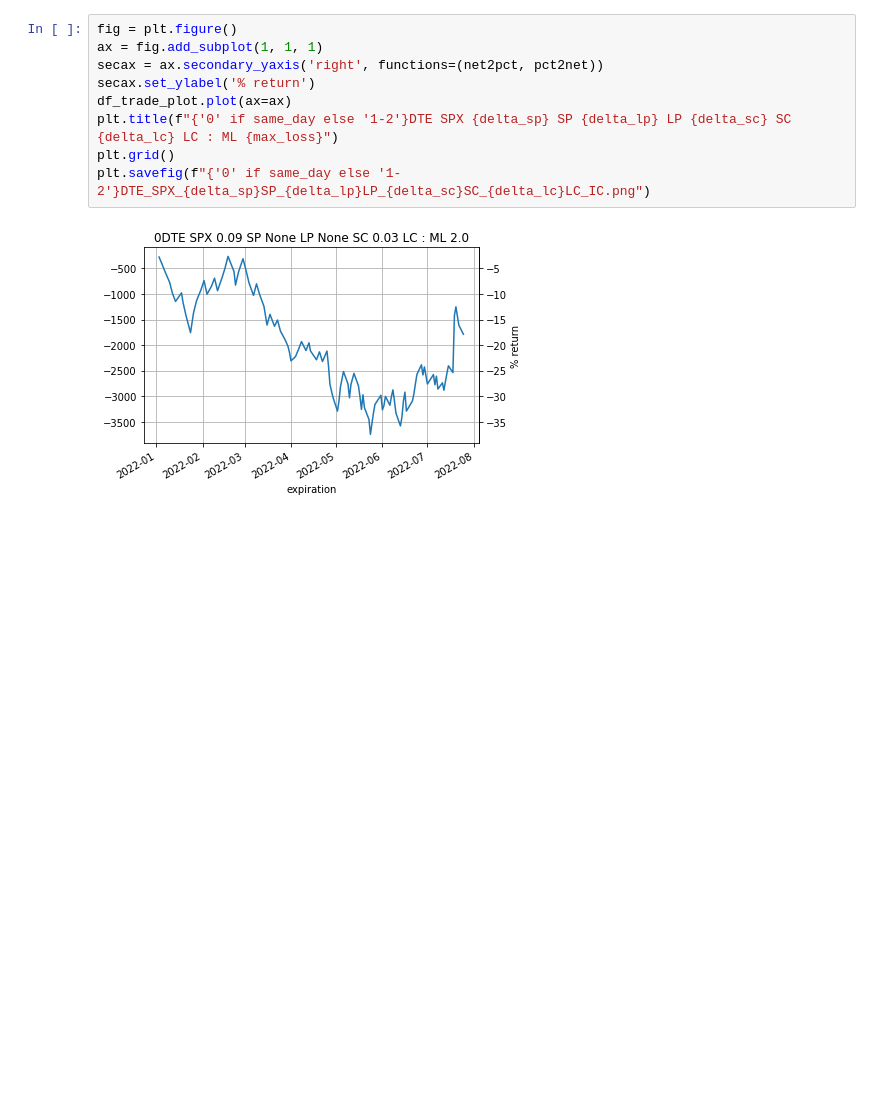
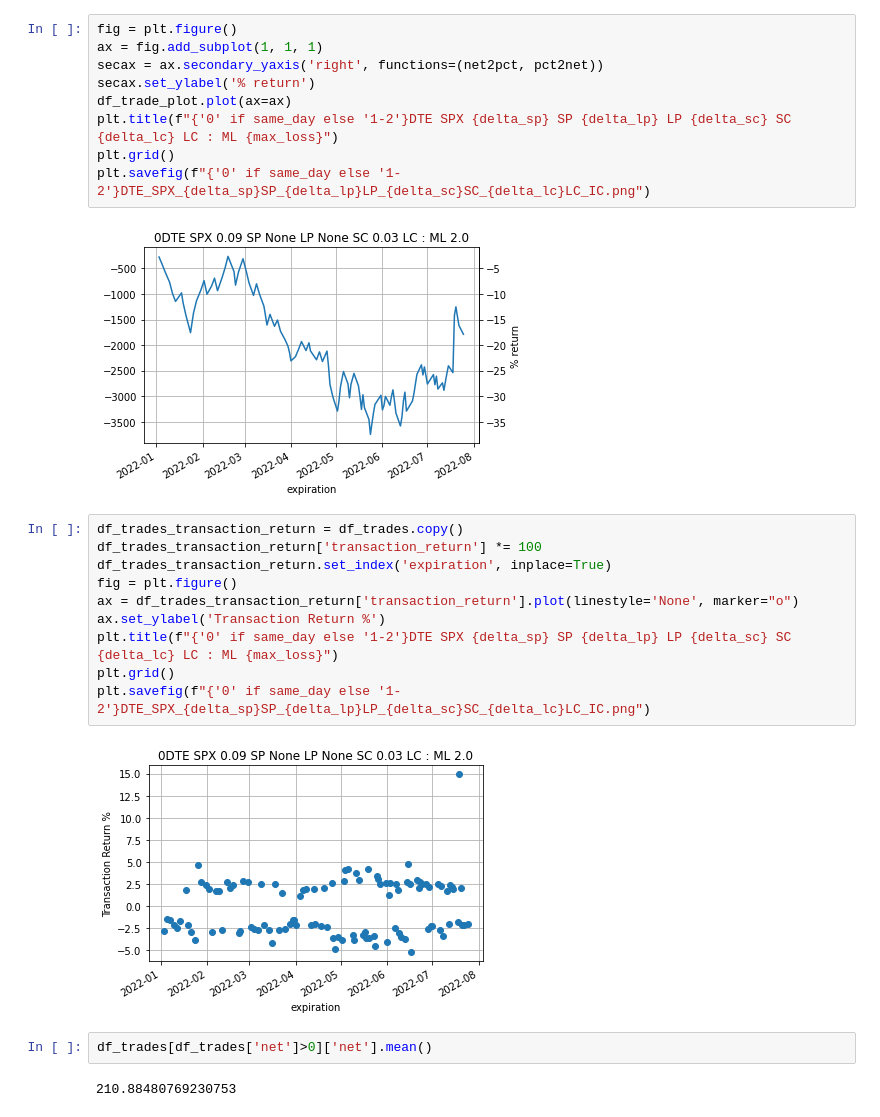
Before and after one commit to jcurtiswebb/SPXoptions-put-backtesting, a Jupyter notebook: spx-option-spread-backtester.ipynb, the cells around one changed output. Cells and saved outputs as stored; diff of their text form; blank space fills up the shorter version.

```diff
--- a/spx-option-spread-backtester.ipynb
+++ b/spx-option-spread-backtester.ipynb
@@ -295,3 +295,19 @@ plt.grid()
 plt.savefig(f"{'0' if same_day else '1-2'}DTE_SPX_{delta_sp}SP_{delta_lp}LP_{delta_sc}SC_{delta_lc}LC_IC.png")
 # %% [output]
 [figure]
+# %%
+df_trades_transaction_return = df_trades.copy()
+df_trades_transaction_return['transaction_return'] *= 100
+df_trades_transaction_return.set_index('expiration', inplace=True)
+fig = plt.figure()
+ax = df_trades_transaction_return['transaction_return'].plot(linestyle='None', marker="o")
+ax.set_ylabel('Transaction Return %')
+plt.title(f"{'0' if same_day else '1-2'}DTE SPX {delta_sp} SP {delta_lp} LP {delta_sc} SC {delta_lc} LC : ML {max_loss}")
+plt.grid()
+plt.savefig(f"{'0' if same_day else '1-2'}DTE_SPX_{delta_sp}SP_{delta_lp}LP_{delta_sc}SC_{delta_lc}LC_IC.png")
+# %% [output]
+[figure, added]
+# %%
+df_trades[df_trades['net']>0]['net'].mean()
+# %% [output]
+210.88480769230753
```
Also changed, not shown: parts of 1 cell of this notebook.
